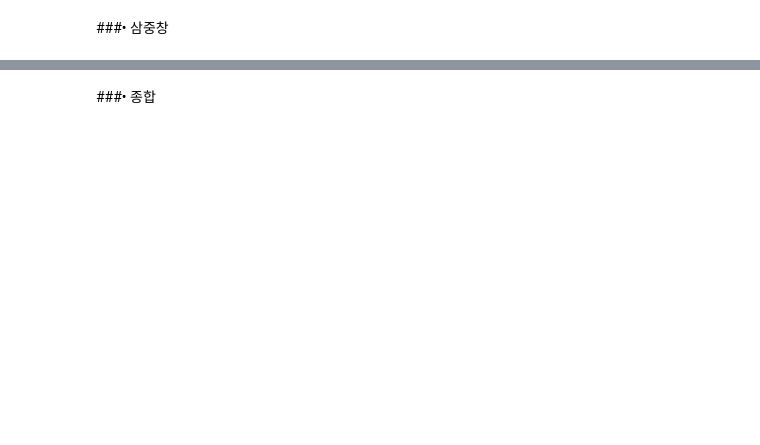
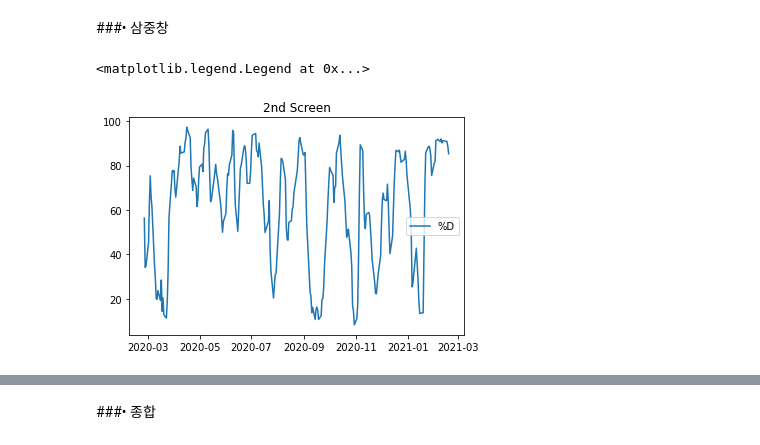
Before and after one commit to DongjunYou/PersonalProject_TradingBot, a Jupyter notebook: 2.Analytics/21.1Q_Report.ipynb, the cells around one changed output, grey strips where cells are left out. Drawn from its saved outputs; the diff is of its cells as text; code cells hidden in the pictures; blank space fills up the shorter version.

```diff
--- a/2.Analytics/21.1Q_Report.ipynb
+++ b/2.Analytics/21.1Q_Report.ipynb
@@ -166,2 +271,13 @@ print('매도시점:',sell)
 # %% [markdown]
 ###• 삼중창
+# %%
+L14=df.Low.rolling(window=14,min_periods=1).min()
+H14=df.High.rolling(window=14,min_periods=1).max()
+df['%K']=100*(df['Close']-L14)/(H14-L14)
+df['%D']=df['%K'].rolling(window=3).mean()
+plt.plot(df.index,df['%D'],label='%D')
+plt.title('2nd Screen')
+plt.legend(loc='best')
+# %% [output]
+<matplotlib.legend.Legend at 0x...>
+[figure, added]
```
Also changed, not shown: parts of 38 cells of this notebook.
